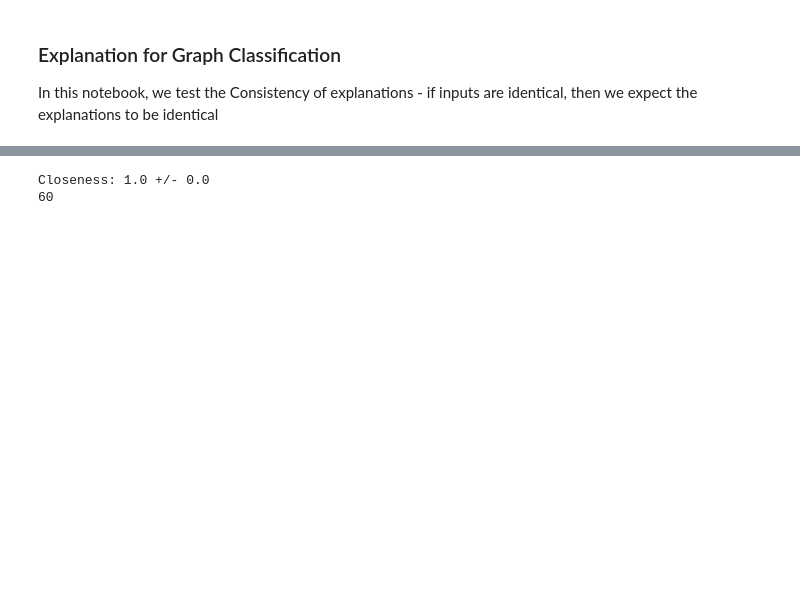
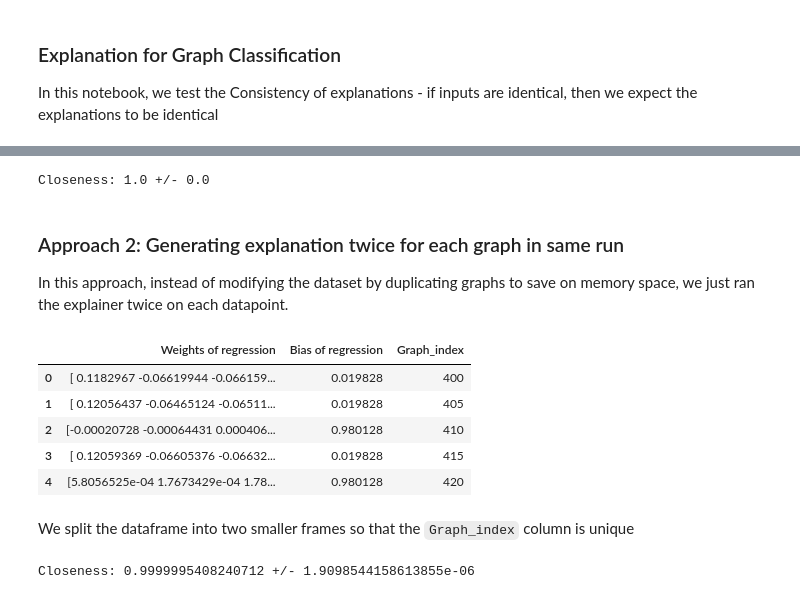
Before and after one commit to ASudu/GraphSVX_graph_properties, a Jupyter notebook: graph_theoretic_properties/graph_classification.ipynb, the cells around one changed output, grey strips where cells are left out. Cells and saved outputs as stored; diff of their text form; code cells hidden in the pictures; blank space fills up the shorter version.

````diff
--- a/graph_theoretic_properties/graph_classification.ipynb
+++ b/graph_theoretic_properties/graph_classification.ipynb
@@ -76,12 +77,12 @@ def prep_vector(df_num,i):
 
     return a
 # %%
-
-closeness = []
+# Compute Closeness in Approach 1
+closeness1 = []
 for i in range(len(df1)):
     # Form numpy arrays a1 and a2 by appending corresponding biases to the list of weights
-    a1 = prep_vector('1',i)
-    a2 = prep_vector('2',i)
+    a1 = prep_vector('df1',i)
+    a2 = prep_vector('df2',i)
 
     # print(f"a1: {a1}")
     # print(f"a2: {a2}")
@@ -92,13 +93,28 @@ for i in range(len(df1)):
     # Evaluating the required metric
     a = (np.linalg.norm(a1 - a2, 2)**2)
 
-    closeness.append(2/(1 + math.exp(a)))
+    closeness1.append(2/(1 + math.exp(a)))
 
-closeness = np.array(closeness)
-mean = np.mean(closeness)
-std = np.std(closeness)
+closeness1 = np.array(closeness1)
+mean = np.mean(closeness1)
+std = np.std(closeness1)
 
 print(f"Closeness: {mean} +/- {std}")
 # %% [output]
 Closeness: 1.0 +/- 0.0
-60
+# %% [markdown]
+### Approach 2: Generating explanation twice for each graph in same run
+
+In this approach, instead of modifying the dataset by duplicating graphs to save on memory space, we just ran the explainer twice on each datapoint.
+# %%
+df3 = pd.read_csv("syn6_paired_up.csv",usecols=["Weights of regression","Bias of regression","Graph_index"])
+df3.head()
+# %% [output]
+|  | Weights of regression | Bias of regression | Graph_index |
+| 0 | [ 0.1182967 -0.06619944 -0.066159... | 0.019828 | 400 |
+| 1 | [ 0.12056437 -0.06465124 -0.06511... | 0.019828 | 405 |
+| 2 | [-0.00020728 -0.00064431 0.000406... | 0.980128 | 410 |
+| 3 | [ 0.12059369 -0.06605376 -0.06632... | 0.019828 | 415 |
+| 4 | [5.8056525e-04 1.7673429e-04 1.78... | 0.980128 | 420 |
+# %% [markdown]
+We split the dataframe into two smaller frames so that the ```Graph_index``` column is unique
@@ -104,0 +128,26 @@ Closeness: 1.0 +/- 0.0
+# %%
+# Compute Closeness in Approach 2
+closeness2 = []
+for i in range(400,700,5):
+    # Form numpy arrays a1 and a2 by appending corresponding biases to the list of weights
+    a1 = prep_vector('d1',i)
+    a2 = prep_vector('d2',i)
+
+    # print(f"a1: {a1}")
+    # print(f"a2: {a2}")
+    # Normalize the vectors
+    a1 = normalize(a1)
+    a2 = normalize(a2)
+
+    # Evaluating the required metric
+    a = (np.linalg.norm(a1 - a2, 2)**2)
+
+    closeness2.append(2/(1 + math.exp(a)))
+
+closeness2 = np.array(closeness2)
+mean = np.mean(closeness2)
+std = np.std(closeness2)
+
+print(f"Closeness: {mean} +/- {std}")
+# %% [output]
+Closeness: 0.9999995408240712 +/- 1.9098544158613855e-06
````
Also changed, not shown: parts of 7 cells of this notebook, 5 other files.
